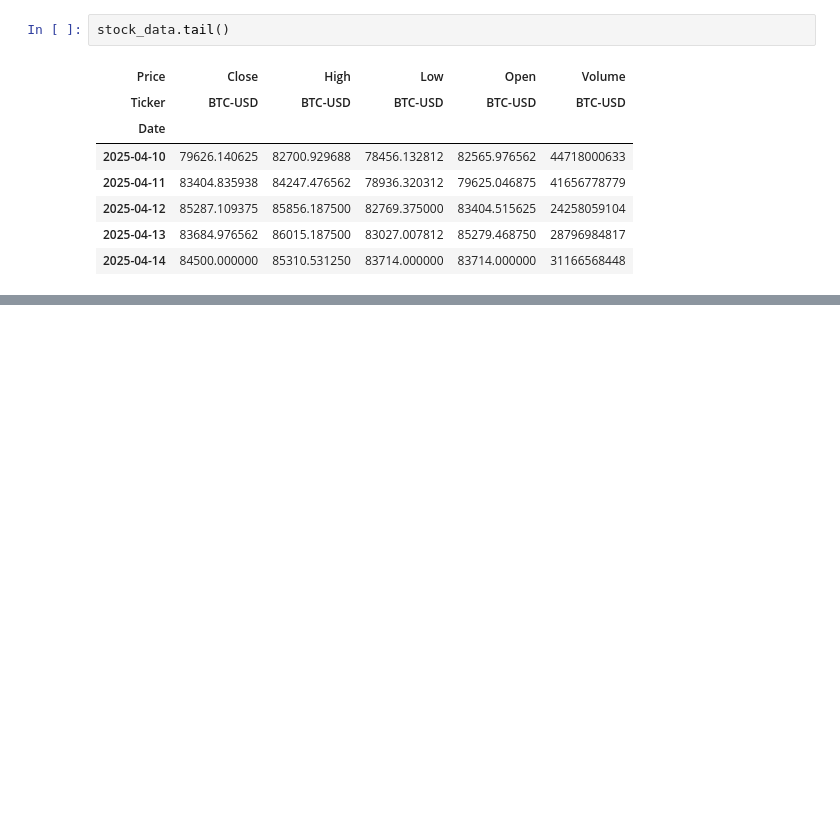
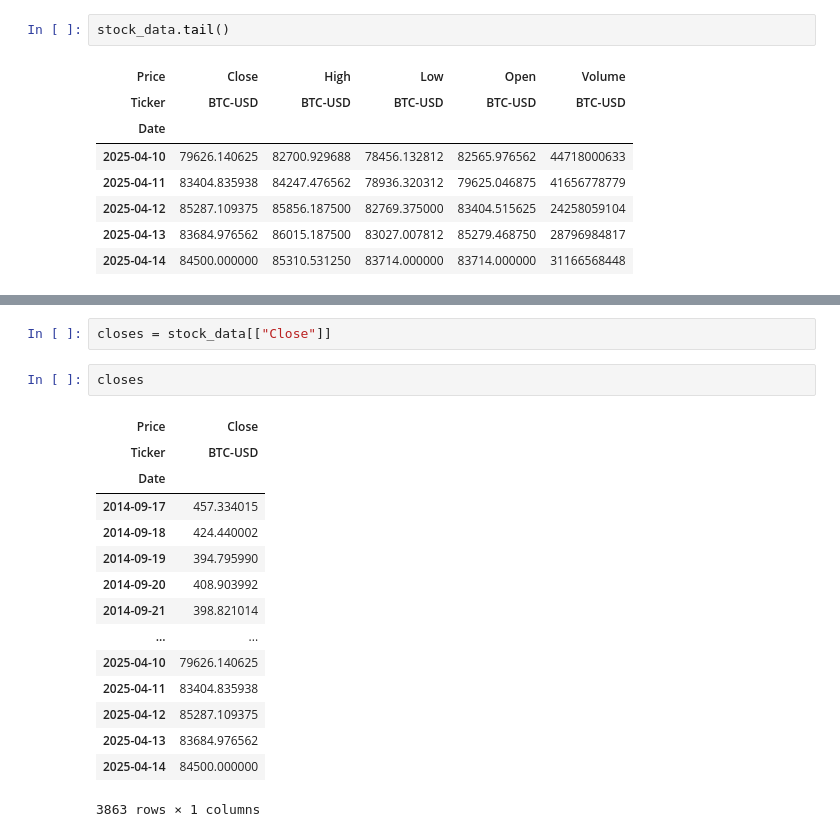
Before and after one commit to Akorikk/Cryptocurrency_with_Deep_learning, a Jupyter notebook: dl.ipynb, the cells around one changed output, grey strips where cells are left out. Cells and saved outputs as stored; diff of their text form; blank space fills up the shorter version.

```diff
--- a/dl.ipynb
+++ b/dl.ipynb
@@ -32,0 +67,20 @@ stock_data.tail()
+# %%
+closes = stock_data[["Close"]]
+# %%
+closes
+# %% [output]
+| Price | Close |
+| Ticker | BTC-USD |
+| Date |  |
+| 2014-09-17 | 457.334015 |
+| 2014-09-18 | 424.440002 |
+| 2014-09-19 | 394.795990 |
+| 2014-09-20 | 408.903992 |
+| 2014-09-21 | 398.821014 |
+| ... | ... |
+| 2025-04-10 | 79626.140625 |
+| 2025-04-11 | 83404.835938 |
+| 2025-04-12 | 85287.109375 |
+| 2025-04-13 | 83684.976562 |
+| 2025-04-14 | 84500.000000 |
+3863 rows × 1 columns
```
Also changed, not shown: parts of 5 cells of this notebook, 1 other file.
